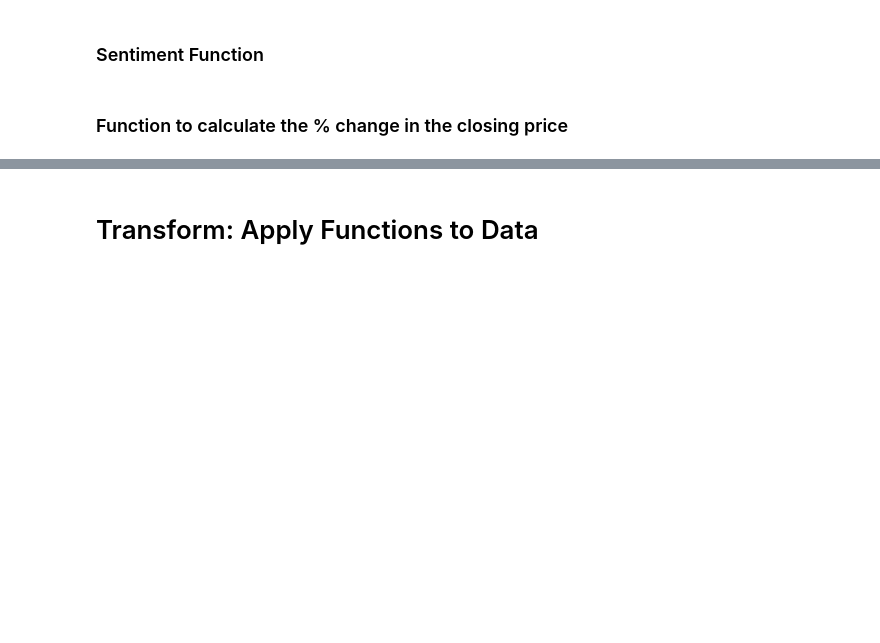
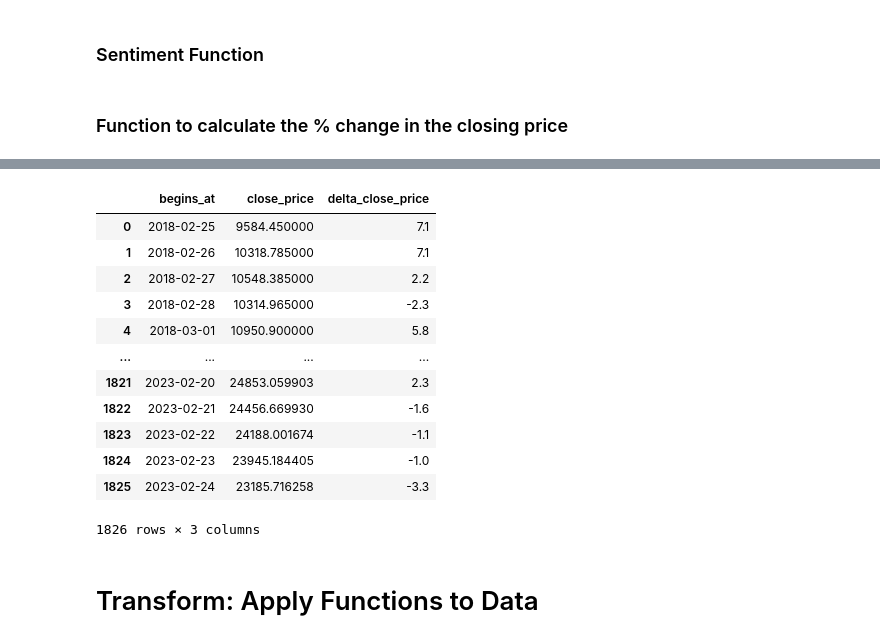
Before and after one commit to zarbin/UTA_Project-4, a Jupyter notebook: sandbox/JennS/sentiment_analysis_auto.ipynb, the cells around one changed output, grey strips where cells are left out. Drawn from its saved outputs; the diff is of its cells as text; code cells hidden in the pictures; blank space fills up the shorter version.

Commit message:
Changed percent change function to take a df as the input

```diff
--- a/sandbox/JennS/sentiment_analysis_auto.ipynb
+++ b/sandbox/JennS/sentiment_analysis_auto.ipynb
@@ -173,10 +173,10 @@ def format_output(prediction):
 # Design function that
 # sets the first day to 0% change
 # calculates the change in closing price for each day
-def close_price_change(col_cp):     # Input is close price column of a df
+def close_price_change(df):     # Input is df
+    cut_df = df.loc[:, ["begins_at", "close_price"]]
+    col_cp = cut_df["close_price"]
     cp = list(col_cp)   # convert the series into a list
     delta_cp = [100* round((cp[n] - cp[n-1] )/ cp[n], 3) for n in range(1, len(cp))]    # calculate the percent change for each day's cp but skip the first day
-    return [delta_cp[0]] + delta_cp # Return list with backfilled first day
+    cut_df["delta_close_price"] = [delta_cp[0]] + delta_cp # Return list with backfilled first day
+    return cut_df
-# %%
-btc_df["delta_close_price"] = close_price_change(btc_df["close_price"])
-btc_df
@@ -197,3 +183,19 @@ btc_df
+# %%
+close_price_change(btc_df)
+# %% [output]
+|  | begins_at | close_price | delta_close_price |
+| 0 | 2018-02-25 | 9584.450000 | 7.1 |
+| 1 | 2018-02-26 | 10318.785000 | 7.1 |
+| 2 | 2018-02-27 | 10548.385000 | 2.2 |
+| 3 | 2018-02-28 | 10314.965000 | -2.3 |
+| 4 | 2018-03-01 | 10950.900000 | 5.8 |
+| ... | ... | ... | ... |
+| 1821 | 2023-02-20 | 24853.059903 | 2.3 |
+| 1822 | 2023-02-21 | 24456.669930 | -1.6 |
+| 1823 | 2023-02-22 | 24188.001674 | -1.1 |
+| 1824 | 2023-02-23 | 23945.184405 | -1.0 |
+| 1825 | 2023-02-24 | 23185.716258 | -3.3 |
+1826 rows × 3 columns
 # %% [markdown]
 # Transform: Apply Functions to Data
 # %% [markdown]
```
Also changed, not shown: parts of 1 cell of this notebook.
